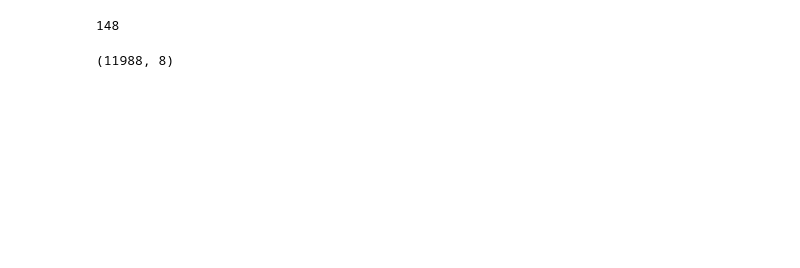
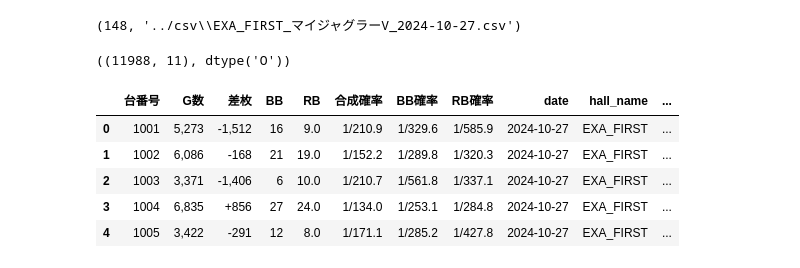
Before and after one commit to akmiccom/dataOnline, a Jupyter notebook: notebook/test_pandas.ipynb, the cells around one changed output. Cells and saved outputs as stored; diff of their text form; code cells hidden in the pictures; blank space fills up the shorter version.

```diff
--- a/notebook/test_pandas.ipynb
+++ b/notebook/test_pandas.ipynb
@@ -4,22 +6,50 @@ from glob import glob
 # %%
 csv_files = glob('../csv/EXA_FIRST_マイジャグラーV_*.csv')
-len(csv_files)
+len(csv_files), csv_files[0]
 # %% [output]
-148
+(148, '../csv\\EXA_FIRST_マイジャグラーV_2024-10-27.csv')
+# %%
+def extract_information(csv_file):
+    pattern = r"(.+)_(.+)_(\d{4}-\d{2}-\d{2})\.csv"
+
+    file_name = os.path.basename(csv_file)
+    # print(file_name)
+    match = re.match(pattern, file_name)
+
+    if match:
+        hall_name, machine_name, date_str = match.groups()
+        # print(f"ホール名: {hall_name}")
+        # print(f"機種名: {machine_name}")
+        # print(f"日付: {date}")
+        return hall_name, machine_name, date_str
+    else:
+        print("ファイル名の形式が一致しません。")
 # %%
 dataframes = []
 for csv_file in csv_files:
+    hall_name, machine_name, date_str = extract_information(csv_file)
     df = pd.read_csv(csv_file, encoding="utf-8-sig")
+    df["date"] = date_str
+    df["hall_name"] = hall_name
+    df["machine_name"] = machine_name
     dataframes.append(df)
 
 # すべてのデータを結合したい場合
 if dataframes:
     df = pd.concat(dataframes, ignore_index=True)
-df.shape
+df.shape, df['date'].dtype
 # %% [output]
-(11988, 8)
+((11988, 11), dtype('O'))
 # %%
 df.to_csv('../analysis_data.csv', index=False)
+df.head()
+# %% [output]
+|  | 台番号 | G数 | 差枚 | BB | RB | 合成確率 | BB確率 | RB確率 | date | hall_name | ... |
+| 0 | 1001 | 5,273 | -1,512 | 16 | 9.0 | 1/210.9 | 1/329.6 | 1/585.9 | 2024-10-27 | EXA_FIRST | ... |
+| 1 | 1002 | 6,086 | -168 | 21 | 19.0 | 1/152.2 | 1/289.8 | 1/320.3 | 2024-10-27 | EXA_FIRST | ... |
+| 2 | 1003 | 3,371 | -1,406 | 6 | 10.0 | 1/210.7 | 1/561.8 | 1/337.1 | 2024-10-27 | EXA_FIRST | ... |
+| 3 | 1004 | 6,835 | +856 | 27 | 24.0 | 1/134.0 | 1/253.1 | 1/284.8 | 2024-10-27 | EXA_FIRST | ... |
+| 4 | 1005 | 3,422 | -291 | 12 | 8.0 | 1/171.1 | 1/285.2 | 1/427.8 | 2024-10-27 | EXA_FIRST | ... |
 # %%
 df["G数"] = (
     df["G数"]
```
Also changed, not shown: parts of 12 cells of this notebook, 12 other files.
